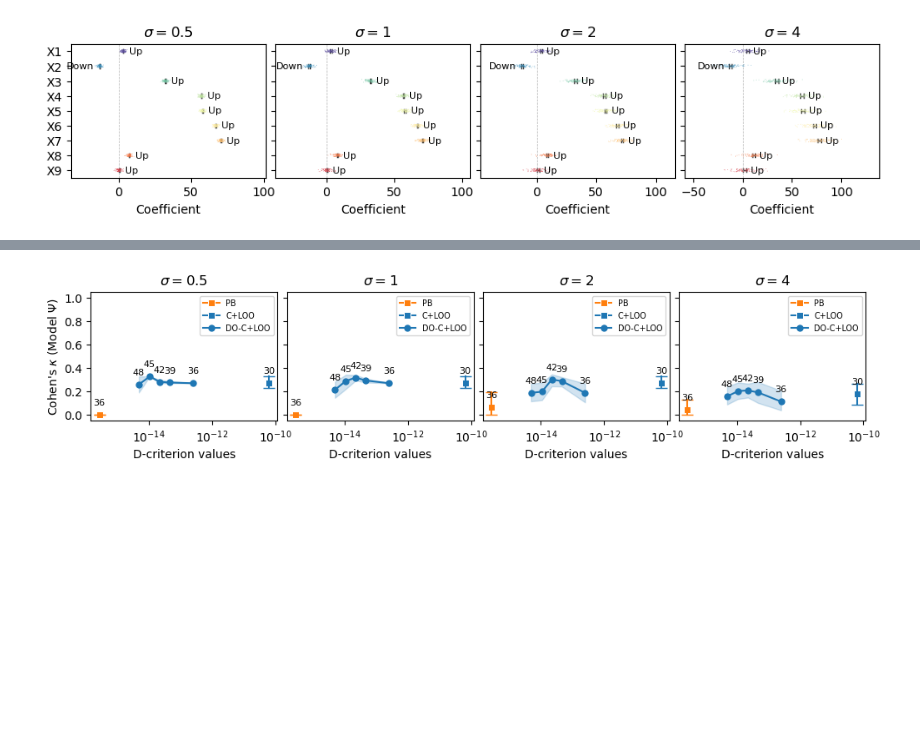
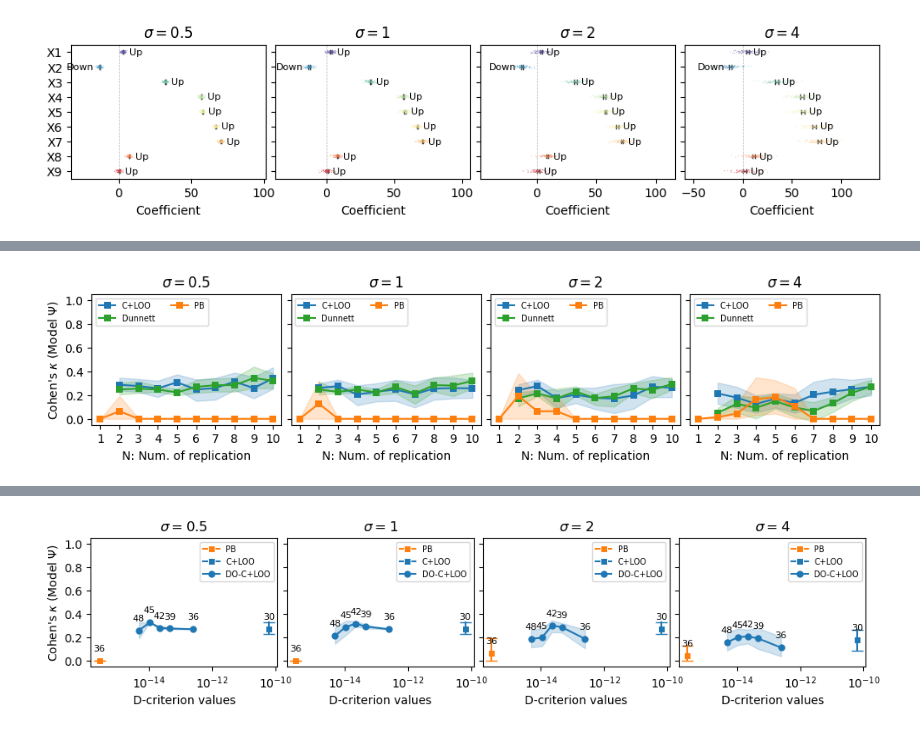
Before and after one commit to yo-aka-gene/WhyDOE, a Jupyter notebook: jupyternb/benchmark_circuit.ipynb, the cells around one changed output, grey strips where cells are left out. Saved outputs shown, nothing was run; the diff lists cells and outputs as text; code cells hidden in the pictures; blank space fills up the shorter version.

```diff
--- a/jupyternb/benchmark_circuit.ipynb
+++ b/jupyternb/benchmark_circuit.ipynb
@@ -197,3 +156,52 @@ if conf.savefig:
+# %%
+fig, ax = plt.subplots(1, len(noise_arr), figsize=(3 * len(noise_arr), 2), sharey=True)
+plt.subplots_adjust(wspace=0.05)
+
+df = pd.DataFrame({
+    "n": np.tile(
+        np.tile(n_arr, seeds.size).reshape(-1, len(n_arr)).T.ravel(),
+        len(noise_conf)
+    ),
+    "err": np.ravel([[v] * len(n_arr) * seeds.size for v in noise_arr]),
+    "pb_metric": pb_metric,
+    "cloo_metric": cloo_metric,
+    "pair_metric": pair_metric,
+    "pb_dd": pb_dd,
+    "cloo_dd": cloo_dd,
+})
+
+for i, a in enumerate(ax.ravel()):
+    e = df.err.unique()[i]
+    sns.lineplot(
+        data=df[df.err == e], x="n", y="cloo_metric", marker="s",
+        ax=a, label=conditions["cloo"][0].metadata["design"],
+        markeredgewidth=0, errorbar=("ci", 95), n_boot=1000, color="C0"
+    )
+    sns.lineplot(
+        data=df[df.err == e], x="n", y="pair_metric", marker="s",
+        ax=a, label="Dunnett",
+        markeredgewidth=0, errorbar=("ci", 95), n_boot=1000, color="C2"
+    )
+    sns.lineplot(
+        data=df[df.err == e], x="n", y="pb_metric", marker="s",
+        ax=a, label=conditions["pb"][0].metadata["design"],
+        markeredgewidth=0, errorbar=("ci", 95), n_boot=1000, color="C1"
+    )
+    a.set_ylim(-0.05, 1.05)
+    a.set_xticks(n_arr.tolist())
+    a.set_yticks(np.linspace(0, 1, 6).tolist())
+    a.set(
+        title=noise_names[i], xlabel="N: Num. of replication",
+        ylabel=f"Cohen's $\kappa$ ({conf.simulator().name})"
+    )
+    a.legend(loc="upper left", fontsize="x-small", ncol=2)
+
+# fig.suptitle(f"Weighted accuracy score ({conf.simulator().name})", y=1.05)
+
+if conf.savefig:
+    fig.savefig(f"{conf.out}/benchmarks{conf.suffix}", **kwarg_savefig)
+# %% [output]
+[figure, added]
 # %%
 fig, ax = plt.subplots(figsize=(2, 2))
 
```
Also changed, not shown: parts of 8 cells of this notebook, 19 other files.
